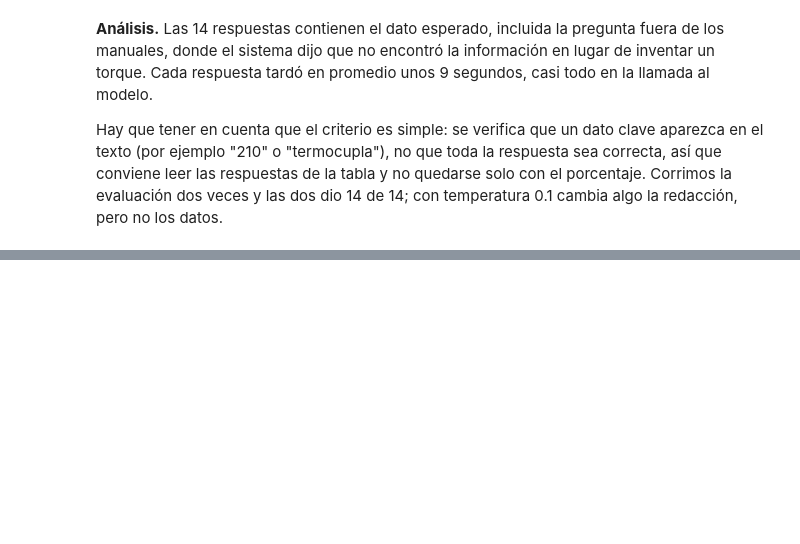
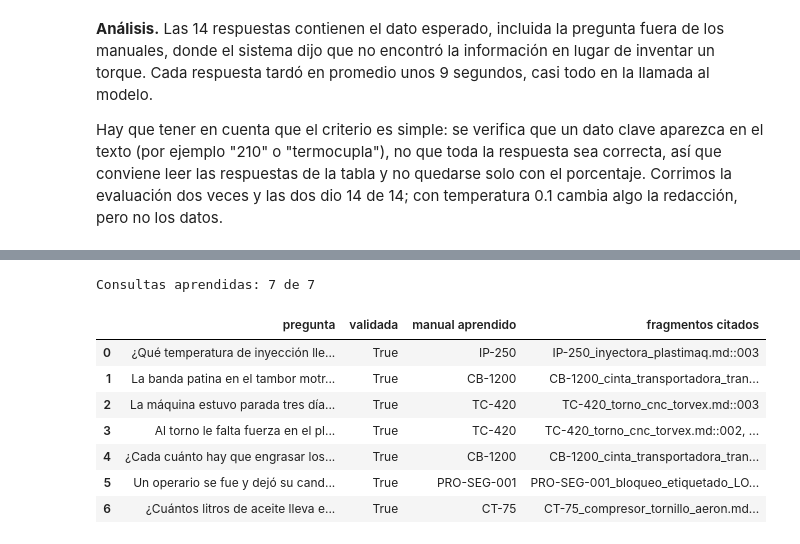
Before and after one commit to Aguobiedo/Trabajo_Practico_2_IA, a Jupyter notebook: server/TP2_Asistente.ipynb, the cells around one changed output, grey strips where cells are left out. Saved outputs shown, nothing was run; the diff lists cells and outputs as text; code cells hidden in the pictures; blank space fills up the shorter version.

```diff
--- a/server/TP2_Asistente.ipynb
+++ b/server/TP2_Asistente.ipynb
@@ -873,0 +1036,29 @@ Hay que tener en cuenta que el criterio es simple: se verifica que un dato clave
+# %%
+# Consultas que un técnico ya hizo antes con otras palabras y validó con 👍 (se usan para entrenar la memoria)
+VALIDADAS = [
+    Caso("¿Qué temperatura de inyección lleva el ABS?", "IP-250", "ABS", "210", "validada"),
+    Caso("La banda patina en el tambor motriz, ¿qué reviso?", "CB-1200", "patina", "tensi", "validada"),
+    Caso("La máquina estuvo parada tres días, ¿cómo hago el calentamiento del husillo?", "TC-420", "1.000 rpm",
+         "1.000", "validada"),
+    Caso("Al torno le falta fuerza en el plato para agarrar la pieza, ¿qué puede ser?", "TC-420",
+         "presión hidráulica baja", "hidráulic", "validada"),
+    Caso("¿Cada cuánto hay que engrasar los rodamientos de la cinta?", "CB-1200", "NLGI 2", "500", "validada"),
+    Caso("Un operario se fue y dejó su candado colocado, ¿quién puede retirarlo?", "PRO-SEG-001", "Candado olvidado",
+         "jefe de mantenimiento", "validada"),
+    Caso("¿Cuántos litros de aceite lleva el compresor y de qué tipo?", "CT-75", "LubriScrew", "38", "validada"),
+]
+
+
+emb_consultas = get_embeddings("RETRIEVAL_QUERY")
+textos = [c.pregunta for c in VALIDADAS] + [c.pregunta for c in CASOS]
+v = np.array(emb_consultas.embed_documents(textos))
+v = v / np.linalg.norm(v, axis=1, keepdims=True)
+sim = v[:len(VALIDADAS)] @ v[len(VALIDADAS):].T
+
+df_sim = pd.DataFrame([{"similitud": round(float(sim[i, j]), 3), "validada": val.pregunta, "caso": caso.pregunta,
+                        "misma consulta": caso.modelo == val.modelo and caso.evidencia == val.evidencia}
+                       for i, val in enumerate(VALIDADAS) for j, caso in enumerate(CASOS)])
+print(f"Umbral: {UMBRAL_MEMORIA}\n\nLa misma consulta con otras palabras:")
+display(df_sim[df_sim["misma consulta"]].sort_values("similitud")[["similitud", "validada", "caso"]])
+print("Consultas distintas, las 3 más parecidas:")
+df_sim[~df_sim["misma consulta"]].nlargest(3, "similitud")[["similitud", "validada", "caso"]]
@@ -873,0 +1150,17 @@ Hay que tener en cuenta que el criterio es simple: se verifica que un dato clave
+# %%
+memoria_eval = obtener_memoria("memoria_evaluacion", persistir=False)
+cadena_rag_mem = crear_cadena_rag(recuperador, llm, memoria_eval)
+
+df_ent = entrenar_memoria(cadena_rag_mem, memoria_eval, pausa=4)
+print(f"Consultas aprendidas: {len(memoria_eval)} de {len(VALIDADAS)}")
+df_ent
+# %% [output]
+Consultas aprendidas: 7 de 7
+|  | pregunta | validada | manual aprendido | fragmentos citados |
+| 0 | ¿Qué temperatura de inyección lle... | True | IP-250 | IP-250_inyectora_plastimaq.md::003 |
+| 1 | La banda patina en el tambor motr... | True | CB-1200 | CB-1200_cinta_transportadora_tran... |
+| 2 | La máquina estuvo parada tres día... | True | TC-420 | TC-420_torno_cnc_torvex.md::003 |
+| 3 | Al torno le falta fuerza en el pl... | True | TC-420 | TC-420_torno_cnc_torvex.md::002, ... |
+| 4 | ¿Cada cuánto hay que engrasar los... | True | CB-1200 | CB-1200_cinta_transportadora_tran... |
+| 5 | Un operario se fue y dejó su cand... | True | PRO-SEG-001 | PRO-SEG-001_bloqueo_etiquetado_LO... |
+| 6 | ¿Cuántos litros de aceite lleva e... | True | CT-75 | CT-75_compresor_tornillo_aeron.md... |
```
Also changed, not shown: parts of 35 cells of this notebook, 17 other files.
